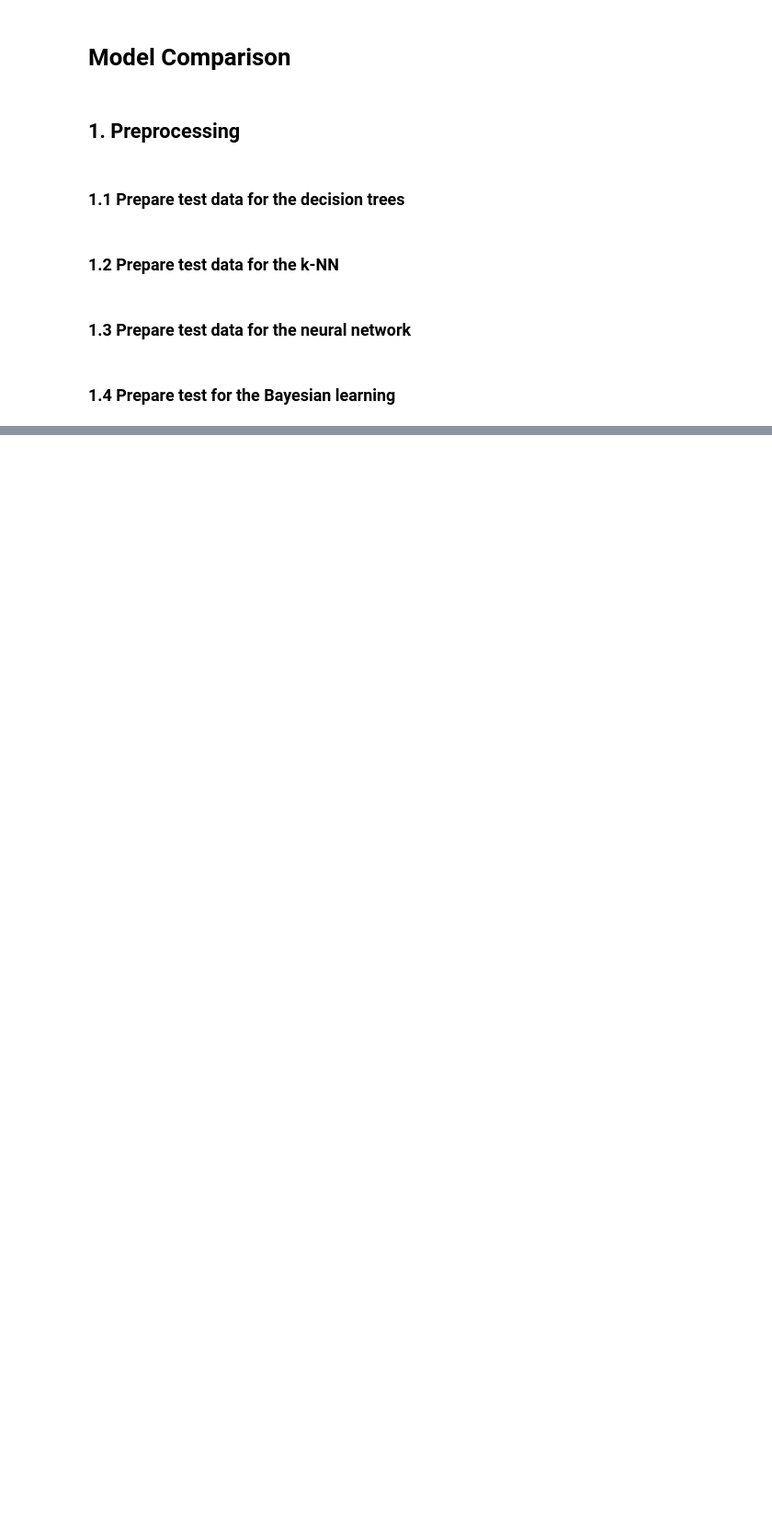
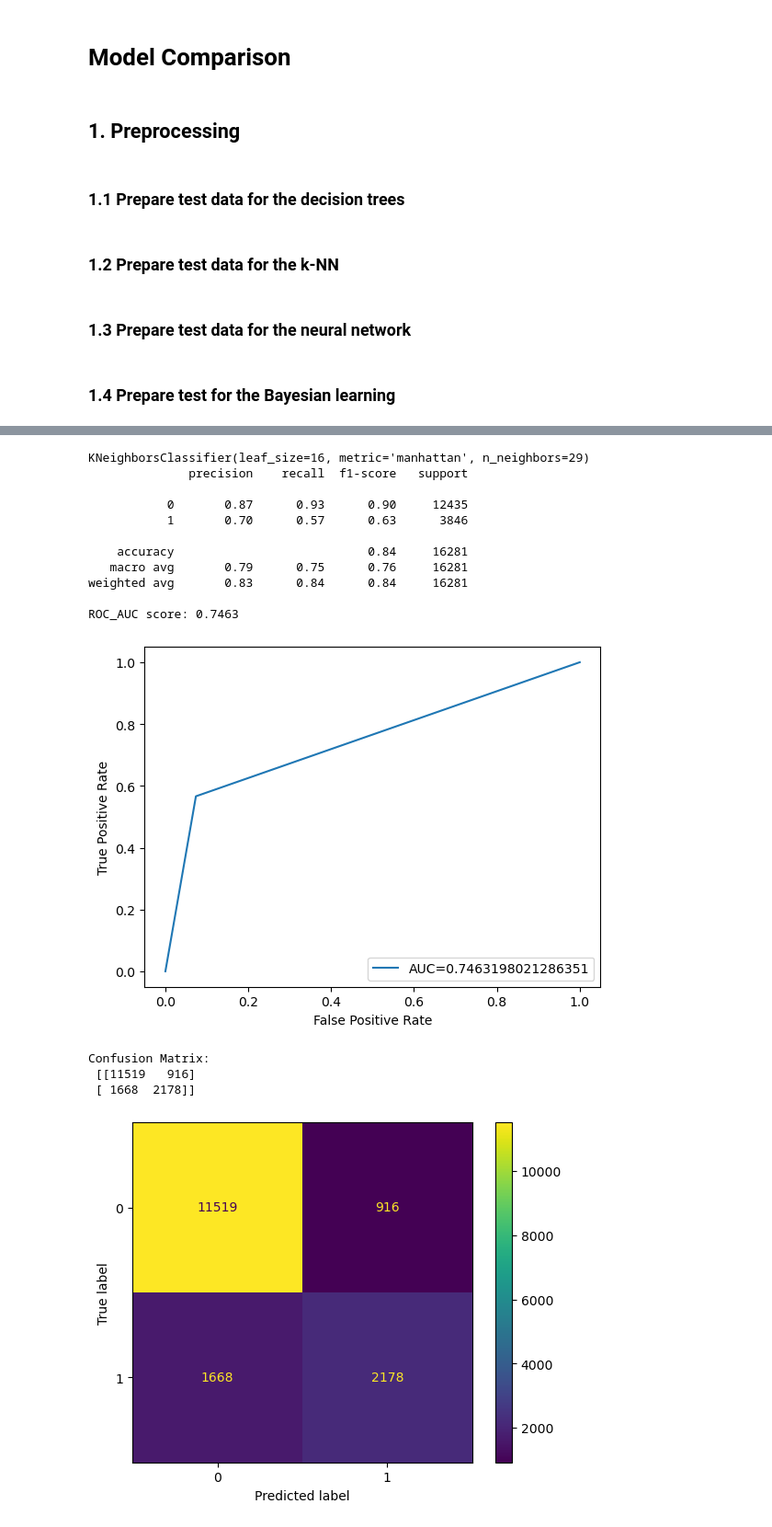
Before and after one commit to AlinZohari/ML-Adult, a Jupyter notebook: model_comparison.ipynb, the cells around one changed output, grey strips where cells are left out. Shown at 92% size. Cells and saved outputs as stored; diff of their text form; code cells hidden in the pictures; blank space fills up the shorter version.

```diff
--- a/model_comparison.ipynb
+++ b/model_comparison.ipynb
@@ -166,0 +228,48 @@ y_test_nb = ys_test
+# %%
+import joblib
+import time
+
+# Load k-NN model
+knn_model = joblib.load('output/knn/kNN.pkl')
+print(knn_model)
+
+# Make predictions on the testing data
+y_pred_test_knn = knn_model.predict(x_test_knn)  # binary result
+
+# Evaluate the the model
+print(classification_report(y_test_knn,y_pred_test_knn))
+auc = roc_auc_score(y_test_knn,y_pred_test_knn)  # ROC score
+print('ROC_AUC score: {:.4f}'.format(auc))
+
+#plotting roc curve
+fpr, tpr, _ = roc_curve(y_test_knn,y_pred_test_knn)
+plt.plot(fpr,tpr,label="AUC="+str(auc))
+plt.ylabel('True Positive Rate')
+plt.xlabel('False Positive Rate')
+plt.legend(loc=4)
+plt.show()
+
+#Confusion matrix
+cm = (confusion_matrix(y_test_knn,y_pred_test_knn))
+print('Confusion Matrix: \n', cm)
+#confusion matrix plot
+disp = ConfusionMatrixDisplay(cm)
+disp.plot()
+plt.show()
+# %% [output]
+KNeighborsClassifier(leaf_size=16, metric='manhattan', n_neighbors=29)
+              precision    recall  f1-score   support
+
+           0       0.87      0.93      0.90     12435
+           1       0.70      0.57      0.63      3846
+
+    accuracy                           0.84     16281
+   macro avg       0.79      0.75      0.76     16281
+weighted avg       0.83      0.84      0.84     16281
+
+ROC_AUC score: 0.7463
+[figure, added]
+Confusion Matrix:
+ [[11519   916]
+ [ 1668  2178]]
+[figure, added]
```
Also changed, not shown: parts of 11 cells of this notebook, 1 other file.
